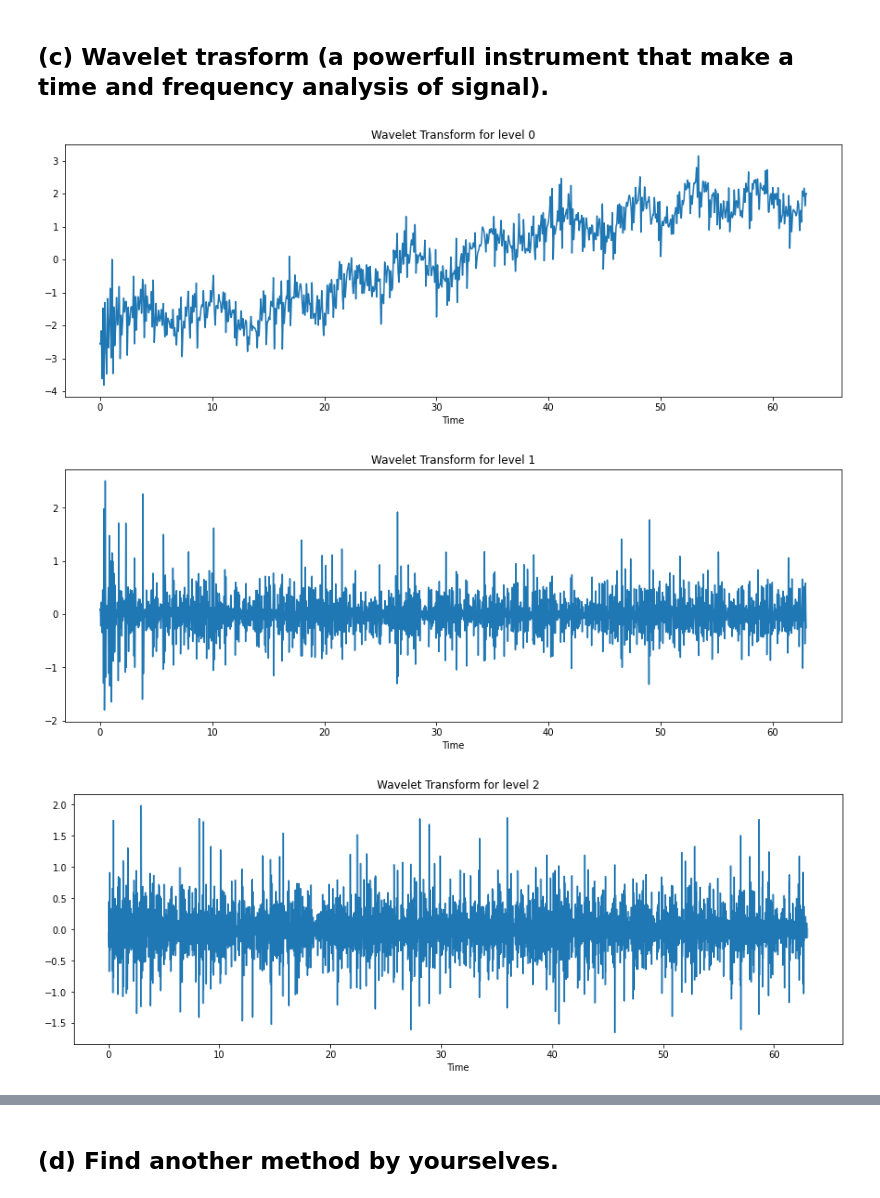
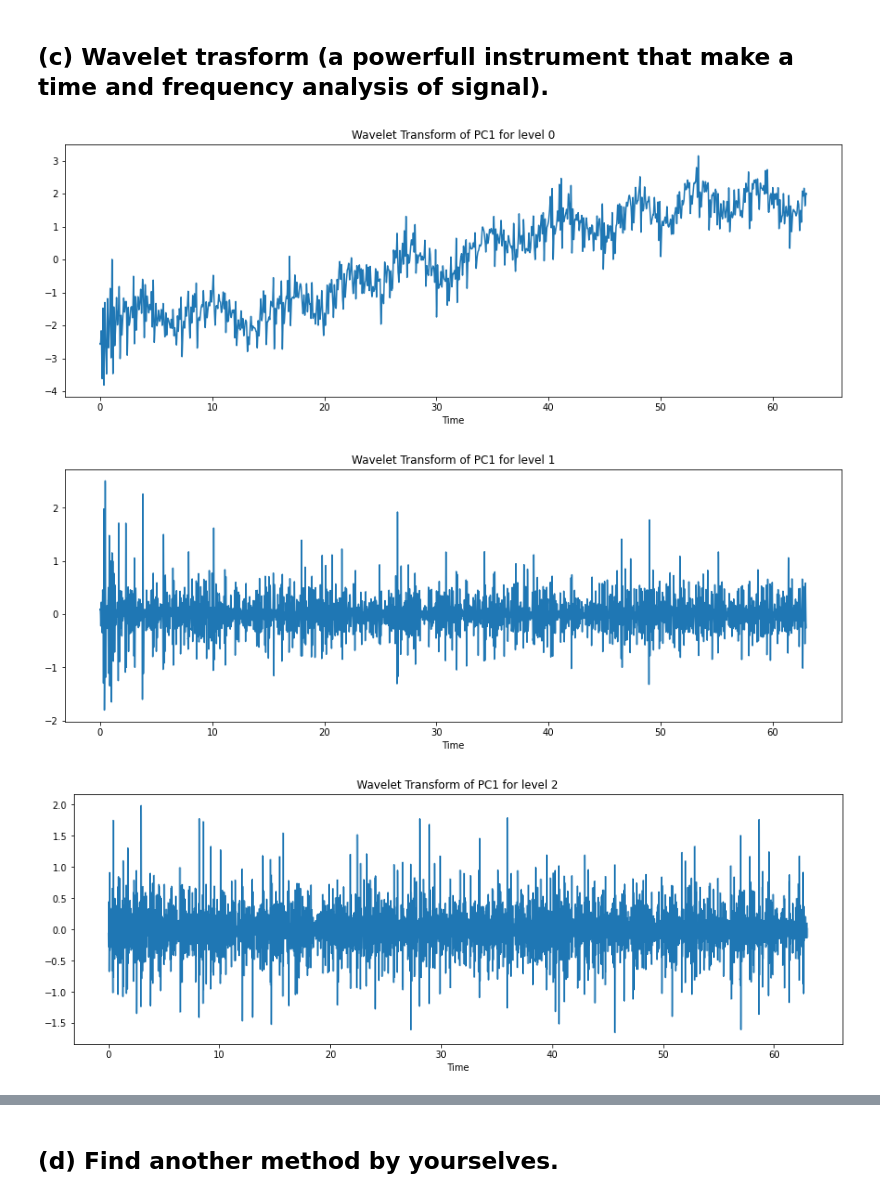
Before and after one commit to AleCapoPhys/HeartRateEstimation, a Jupyter notebook: Project_Clean_data.ipynb, the cells around one changed output, grey strips where cells are left out. Drawn from its saved outputs; the diff is of its cells as text; code cells hidden in the pictures.

```diff
--- a/Project_Clean_data.ipynb
+++ b/Project_Clean_data.ipynb
@@ -618,34 +618,34 @@ def wavelet_transform(signal, levels, waveletType):
     result = np.zeros((levels+1, len(time)+1))
 
     # Loop for every level
     for i in range(levels+1):
         coeffs = copy.deepcopy(transformCoeffs)
 
         for j in range(levels+1):
             # Loop over every other level and set to zero
             if(i!=j):
                 coeffs[j] = np.zeros_like(coeffs[j])
 
         #add the inverse wavelet of the level i to the corresponding result row
         result[i] = pywt.waverec(coeffs, waveletType)
 
     for level in range(levels+1):
         # Plot each level
         plt.figure(figsize=(15, 5))
         plt.plot(time, result[level][:-1])
-        plt.title(f'Wavelet Transform for level {level}')
+        plt.title(f'Wavelet Transform of PC1 for level {level}')
         plt.xlabel('Time')
         plt.show()
 
     return transformCoeffs
     '''Do transform, loop over every level and set all other levels to zero and add to the final
         coefficients array, removing noise from other leverls. Then loop through each level again
         and plot the inverse wavelet.
 
     '''
 
 waveletPC1 = wavelet_transform(np.array(dataset_rotated['PC1']), 4, 'sym4')
 # %% [output]
-[figure, old version]
+[figure, new version]
-[figure, old version]
+[figure, new version]
-[figure, old version]
+[figure, new version]
```
Also changed, not shown: parts of 2 cells of this notebook.
